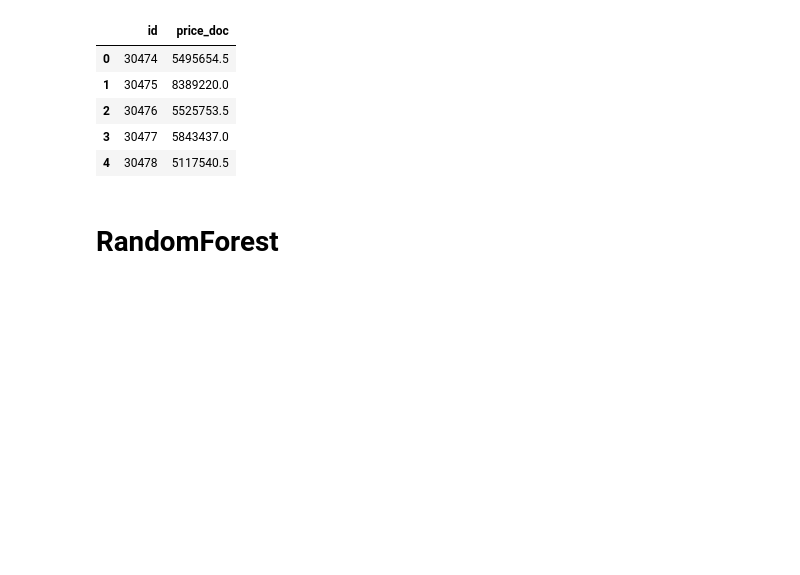
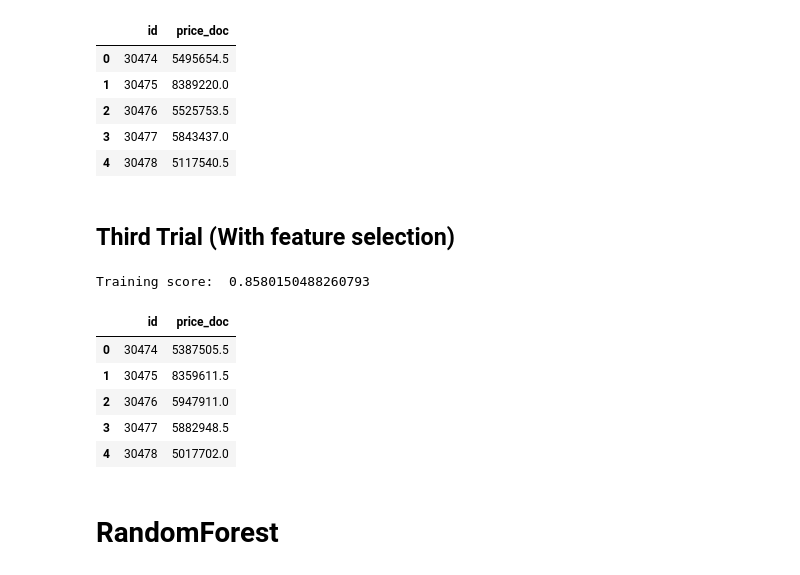
Before and after one commit to Majid-Sohrabi/MLDM_Competition_Sberbank, a Jupyter notebook: Sberbank_Russian_Housing_Market.ipynb, the cells around one changed output. Drawn from its saved outputs; the diff is of its cells as text; code cells hidden in the pictures; blank space fills up the shorter version.

Commit message:
upd new terial with feature selection

```diff
--- a/Sberbank_Russian_Housing_Market.ipynb
+++ b/Sberbank_Russian_Housing_Market.ipynb
@@ -598,3 +598,62 @@ output.head()
 | 4 | 30478 | 5117540.5 |
 # %%
 output.to_csv('xgb2.csv', index=False)
+# %% [markdown]
+## Third Trial (With feature selection)
+# %%
+best_features = ['cafe_count_3000_price_2500',
+                 'cafe_count_5000_price_high',
+                 'cafe_count_2000',
+                 'cafe_count_5000_price_2500',
+                 'cafe_count_3000',
+                 'full_sq',
+                 'num_room',
+                 'office_sqm_5000',
+                 'cafe_count_3000_price_1500',
+                 'cafe_count_2000_price_2500',
+                 'sport_count_3000',
+                 '0_17_all']
+
+x_train = x_train[best_features]
+x_test = x_test[best_features]
+# %%
+for c in x_train.columns:
+    if x_train[c].dtype == 'object':
+        lbl = preprocessing.LabelEncoder()  ## Encode target labels with value between 0 and n_classes-1.
+        lbl.fit(list(x_train[c].values))  # Fit label encoder.
+        x_train[c] = lbl.transform(list(x_train[c].values)) # Fit label encoder and return encoded labels.
+
+for c in x_test.columns:
+    if x_test[c].dtype == 'object':
+        lbl = preprocessing.LabelEncoder()
+        lbl.fit(list(x_test[c].values))
+        x_test[c] = lbl.transform(list(x_test[c].values))
+# %%
+#Third trial
+xgb3 = XGBRegressor(colsample_bytre = 0.7,
+  learning_rate = 0.03,
+  max_depth = 8,
+  min_child_weight = 4,
+  n_estimators = 500,
+  nthread = 4,
+  objective = 'reg:linear',
+  silent = 1,
+  subsample = 0.7).fit(x_train,y_train)
+# %%
+score = xgb3.score(x_train, y_train)
+print("Training score: ", score)
+# %% [output]
+Training score:  0.8580150488260793
+# %%
+y_predict = xgb3.predict(x_test)
+#y_predict = y_predict * std
+#y_predict = np.expm1(y_predict * std)
+output = pd.DataFrame({'id': id_test, 'price_doc': y_predict})
+output.head()
+# %% [output]
+|  | id | price_doc |
+| 0 | 30474 | 5387505.5 |
+| 1 | 30475 | 8359611.5 |
+| 2 | 30476 | 5947911.0 |
+| 3 | 30477 | 5882948.5 |
+| 4 | 30478 | 5017702.0 |
```
Also changed, not shown: parts of 1 cell of this notebook, 2 other files.
